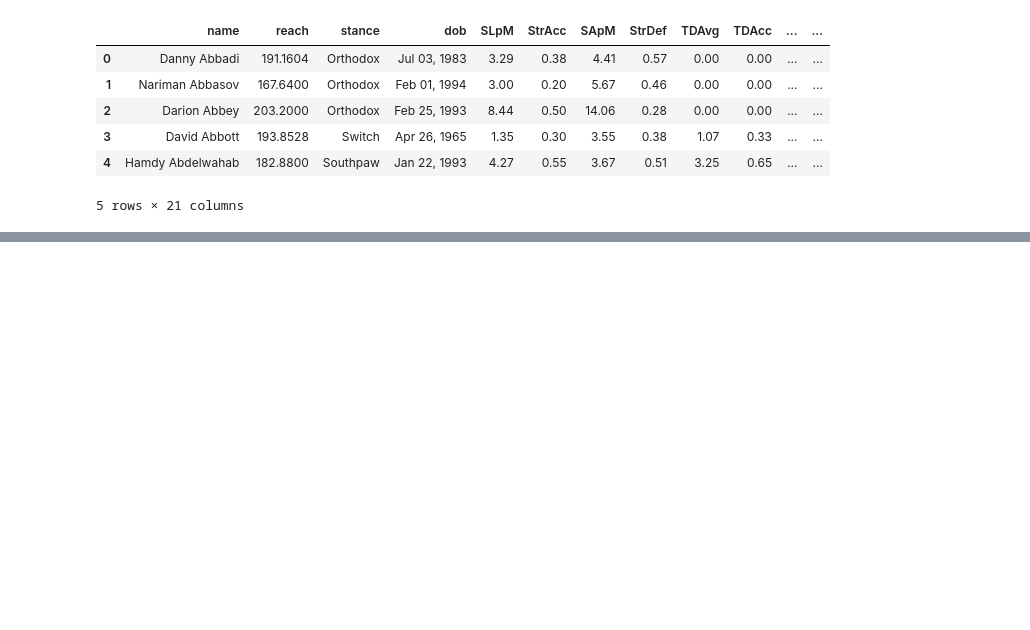
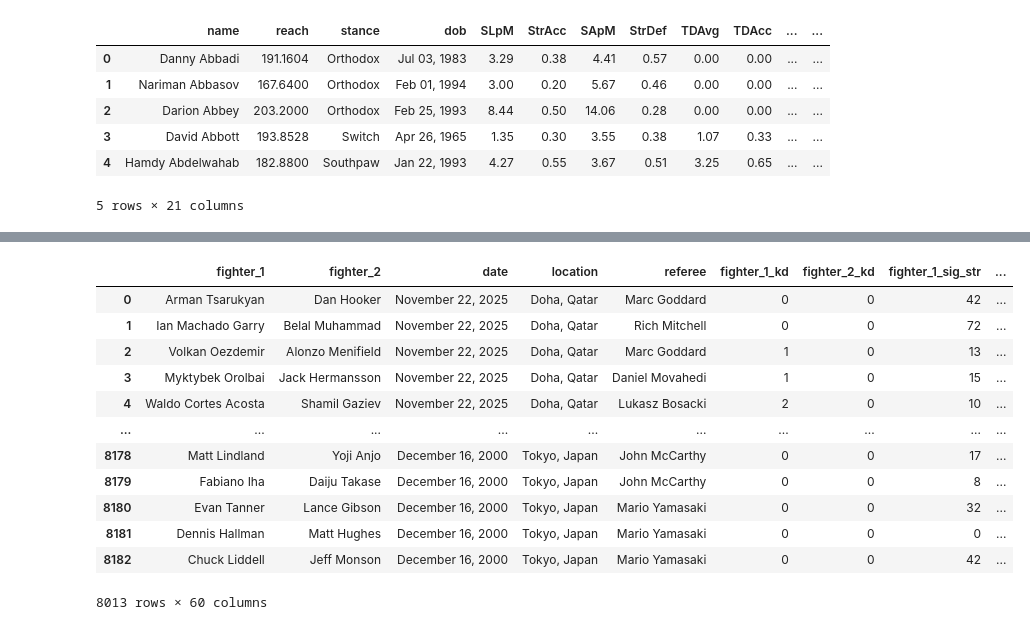
Before and after one commit to LLWICK/UFC-Fight-Winner-Predictor-Machine-learning, a Jupyter notebook: training/training.ipynb, the cells around one changed output, grey strips where cells are left out. Cells and saved outputs as stored; diff of their text form; code cells hidden in the pictures; blank space fills up the shorter version.

Commit message:
merge dataset

```diff
--- a/training/training.ipynb
+++ b/training/training.ipynb
@@ -627,0 +681,2 @@ df_fighters.head()
+# %%
+df_fighters1 = df_fighters.drop(columns=['dob','stance'])
@@ -627,0 +723,2 @@ df_fighters.head()
+# %%
+df_fights.drop(df_fights[df_fights['referee'].isna()].index, inplace=True)
@@ -627,0 +745,16 @@ df_fighters.head()
+# %%
+df_f1 = df_fights.merge(
+    df_fighters1,
+    left_on="fighter_1",
+    right_on="name",
+    how="left",
+    suffixes=("", "_f1")
+)
+
+df_final = df_f1.merge(
+    df_fighters1,
+    left_on="fighter_2",
+    right_on="name",
+    how="left",
+    suffixes=("_f1", "_f2")
+)
@@ -627,0 +781,2 @@ df_fighters.head()
+# %%
+df_final1= df_final.dropna()
@@ -627,0 +803,16 @@ df_fighters.head()
+# %%
+df_final1[df_final1['fighter_1']==df_final1['winner']]
+# %% [output]
+|  | fighter_1 | fighter_2 | date | location | referee | fighter_1_kd | fighter_2_kd | fighter_1_sig_str | ... |
+| 0 | Arman Tsarukyan | Dan Hooker | November 22, 2025 | Doha, Qatar | Marc Goddard | 0 | 0 | 42 | ... |
+| 1 | Ian Machado Garry | Belal Muhammad | November 22, 2025 | Doha, Qatar | Rich Mitchell | 0 | 0 | 72 | ... |
+| 2 | Volkan Oezdemir | Alonzo Menifield | November 22, 2025 | Doha, Qatar | Marc Goddard | 1 | 0 | 13 | ... |
+| 3 | Myktybek Orolbai | Jack Hermansson | November 22, 2025 | Doha, Qatar | Daniel Movahedi | 1 | 0 | 15 | ... |
+| 4 | Waldo Cortes Acosta | Shamil Gaziev | November 22, 2025 | Doha, Qatar | Lukasz Bosacki | 2 | 0 | 10 | ... |
+| ... | ... | ... | ... | ... | ... | ... | ... | ... | ... |
+| 8178 | Matt Lindland | Yoji Anjo | December 16, 2000 | Tokyo, Japan | John McCarthy | 0 | 0 | 17 | ... |
+| 8179 | Fabiano Iha | Daiju Takase | December 16, 2000 | Tokyo, Japan | John McCarthy | 0 | 0 | 8 | ... |
+| 8180 | Evan Tanner | Lance Gibson | December 16, 2000 | Tokyo, Japan | Mario Yamasaki | 0 | 0 | 32 | ... |
+| 8181 | Dennis Hallman | Matt Hughes | December 16, 2000 | Tokyo, Japan | Mario Yamasaki | 0 | 0 | 0 | ... |
+| 8182 | Chuck Liddell | Jeff Monson | December 16, 2000 | Tokyo, Japan | Mario Yamasaki | 0 | 0 | 42 | ... |
+8013 rows × 60 columns
```
Also changed, not shown: parts of 11 cells of this notebook.
